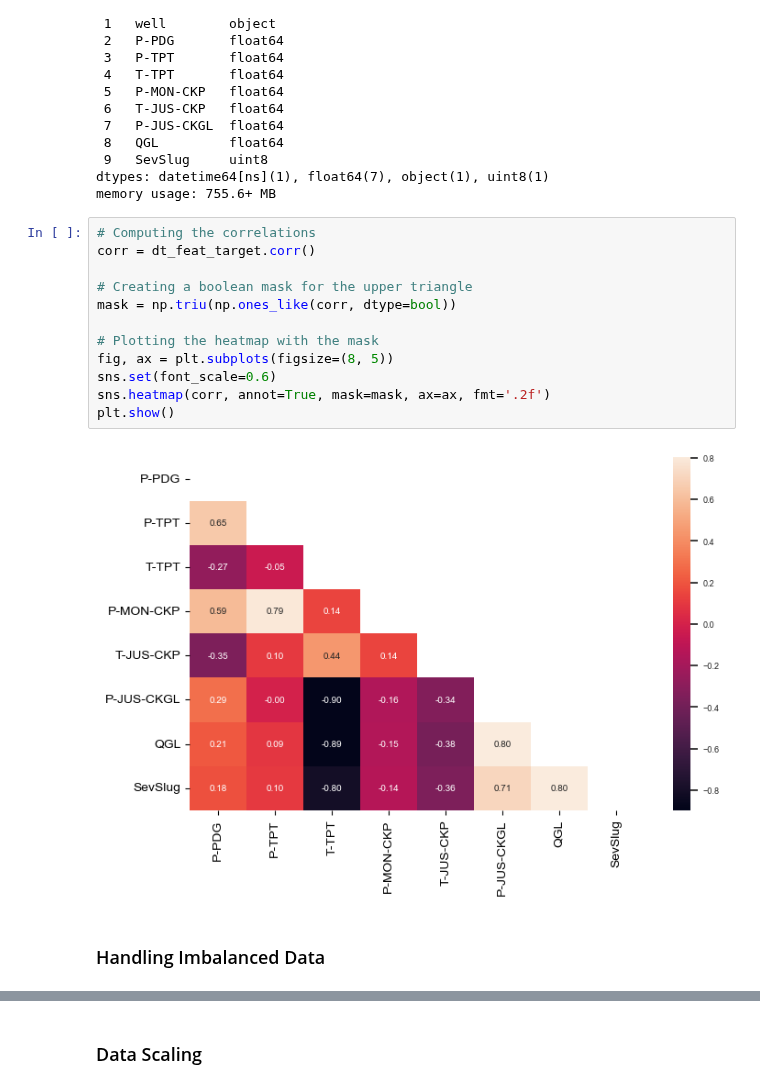
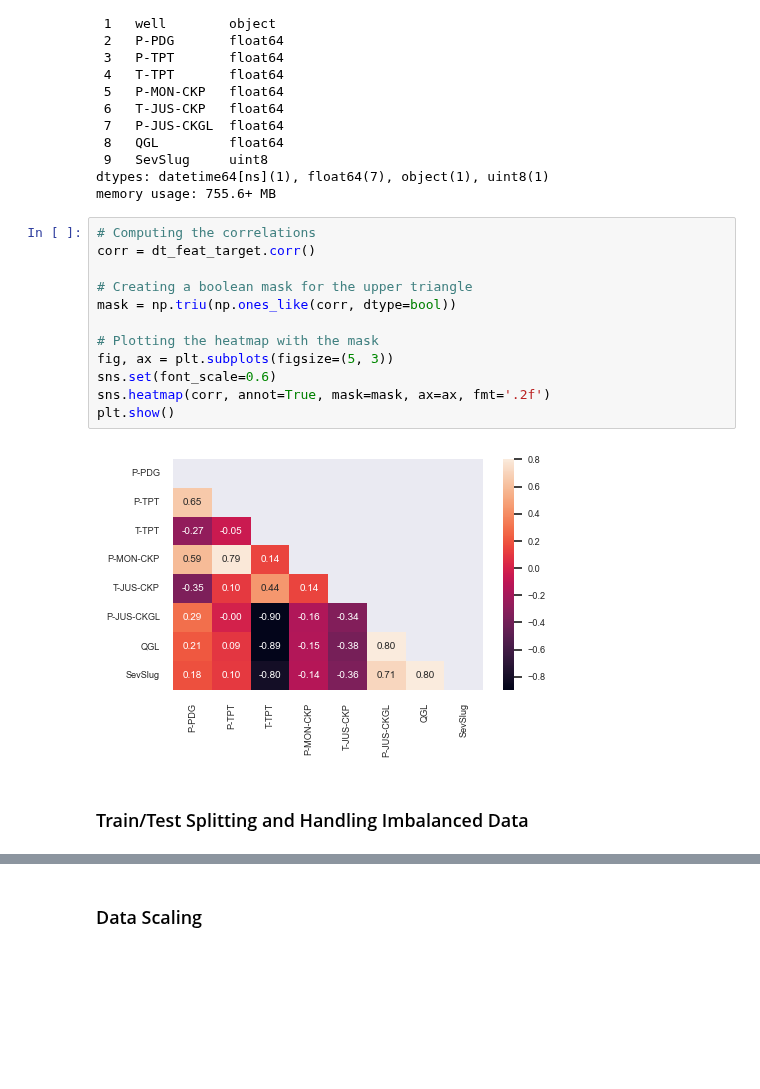
Before and after one commit to RealDyllon/3W-Petrobras, a Jupyter notebook: overviews/_baseline/Severe_Slugging_Classification.ipynb, the cells around one changed output, grey strips where cells are left out. Saved outputs shown, nothing was run; the diff lists cells and outputs as text; blank space fills up the shorter version.

```diff
--- a/overviews/_baseline/Severe_Slugging_Classification.ipynb
+++ b/overviews/_baseline/Severe_Slugging_Classification.ipynb
@@ -384,19 +384,19 @@ memory usage: 755.6+ MB
 # %%
 # Computing the correlations
 corr = dt_feat_target.corr()
 
 # Creating a boolean mask for the upper triangle
 mask = np.triu(np.ones_like(corr, dtype=bool))
 
 # Plotting the heatmap with the mask
-fig, ax = plt.subplots(figsize=(8, 5))
+fig, ax = plt.subplots(figsize=(5, 3))
 sns.set(font_scale=0.6)
 sns.heatmap(corr, annot=True, mask=mask, ax=ax, fmt='.2f')
 plt.show()
 # %% [output]
-[figure, old version]
+[figure, new version]
 # %% [markdown]
-### Handling Imbalanced Data
+### Train/Test Splitting and Handling Imbalanced Data
 # %%
 # defining features (X) and label (y)
 target = 'SevSlug'
```
Also changed, not shown: parts of 93 cells of this notebook, 5 other files.
